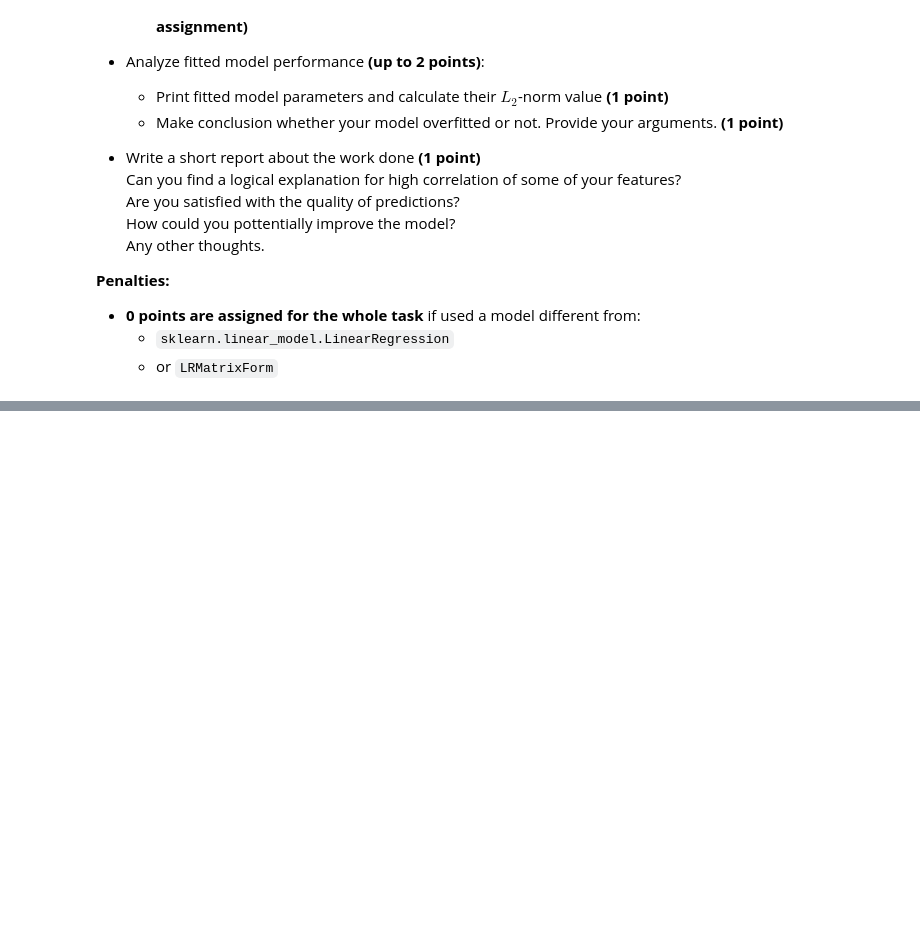
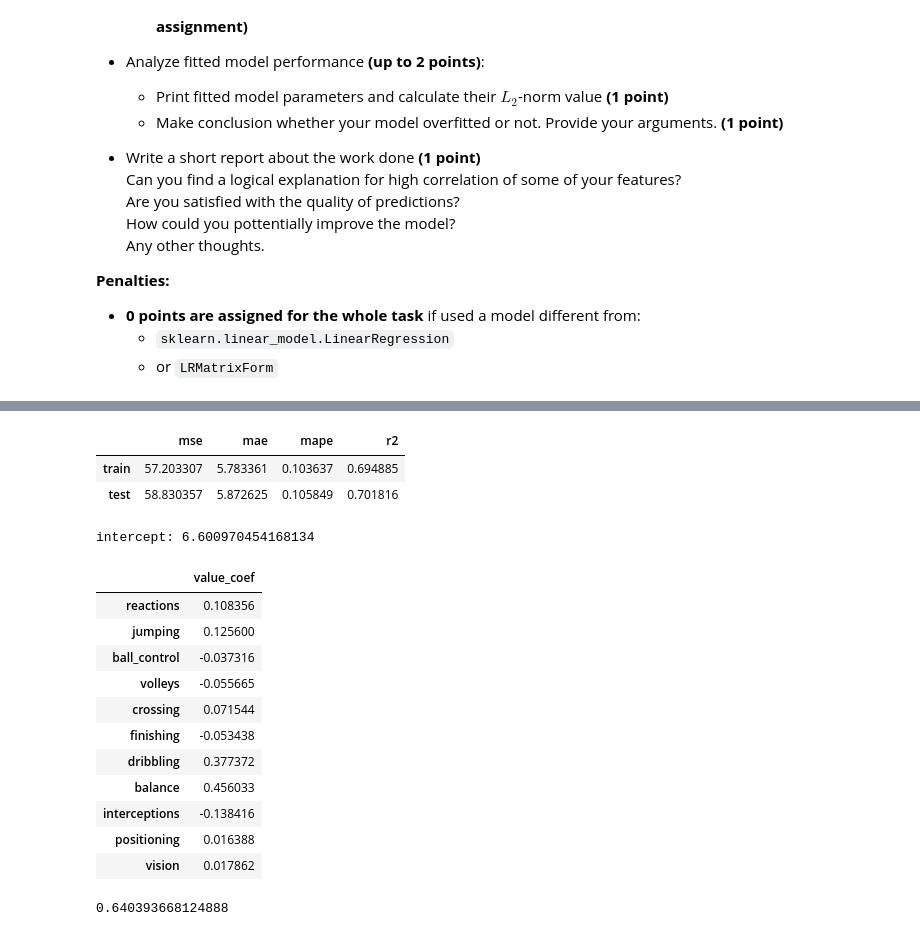
Before and after one commit to githubjeka/ml-intro, a Jupyter notebook: lr.ipynb, the cells around one changed output, grey strips where cells are left out. Saved outputs shown, nothing was run; the diff lists cells and outputs as text; code cells hidden in the pictures; blank space fills up the shorter version.

```diff
--- a/lr.ipynb
+++ b/lr.ipynb
@@ -1416,0 +1802,32 @@ Steps you need to follow:
+# %%
+model = LinearRegression(fit_intercept=True)
+raw_errors = fit_and_evaluate(model, x_train, y_train, x_test, y_test)
+raw_errors
+# %% [output]
+|  | mse | mae | mape | r2 |
+| train | 57.203307 | 5.783361 | 0.103637 | 0.694885 |
+| test | 58.830357 | 5.872625 | 0.105849 | 0.701816 |
+# %%
+raw_intercept = model.intercept_
+print(f'intercept: {raw_intercept}')
+raw_coef = pd.DataFrame(data=model.coef_.tolist(),index=features,columns=["value_coef"])
+raw_coef
+# %% [output]
+intercept: 6.600970454168134
+|  | value_coef |
+| reactions | 0.108356 |
+| jumping | 0.125600 |
+| ball_control | -0.037316 |
+| volleys | -0.055665 |
+| crossing | 0.071544 |
+| finishing | -0.053438 |
+| dribbling | 0.377372 |
+| balance | 0.456033 |
+| interceptions | -0.138416 |
+| positioning | 0.016388 |
+| vision | 0.017862 |
+# %%
+rawl2norm = l2_norm(model.coef_)
+rawl2norm
+# %% [output]
+0.640393668124888
```
Also changed, not shown: parts of 80 cells of this notebook.
